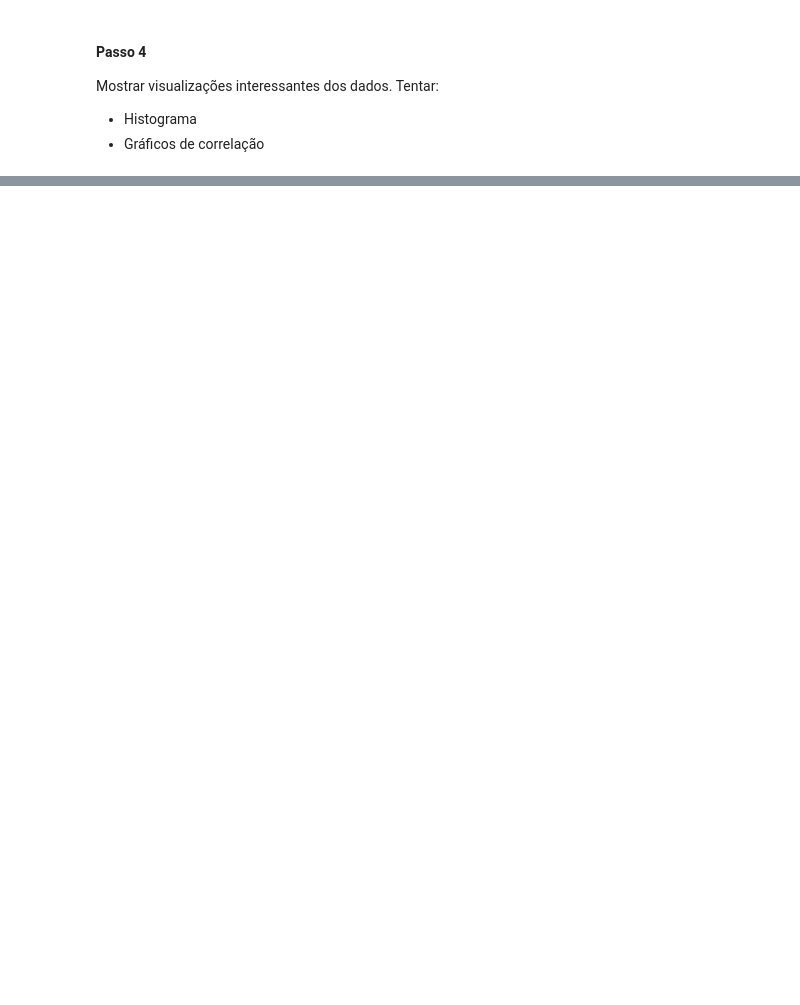
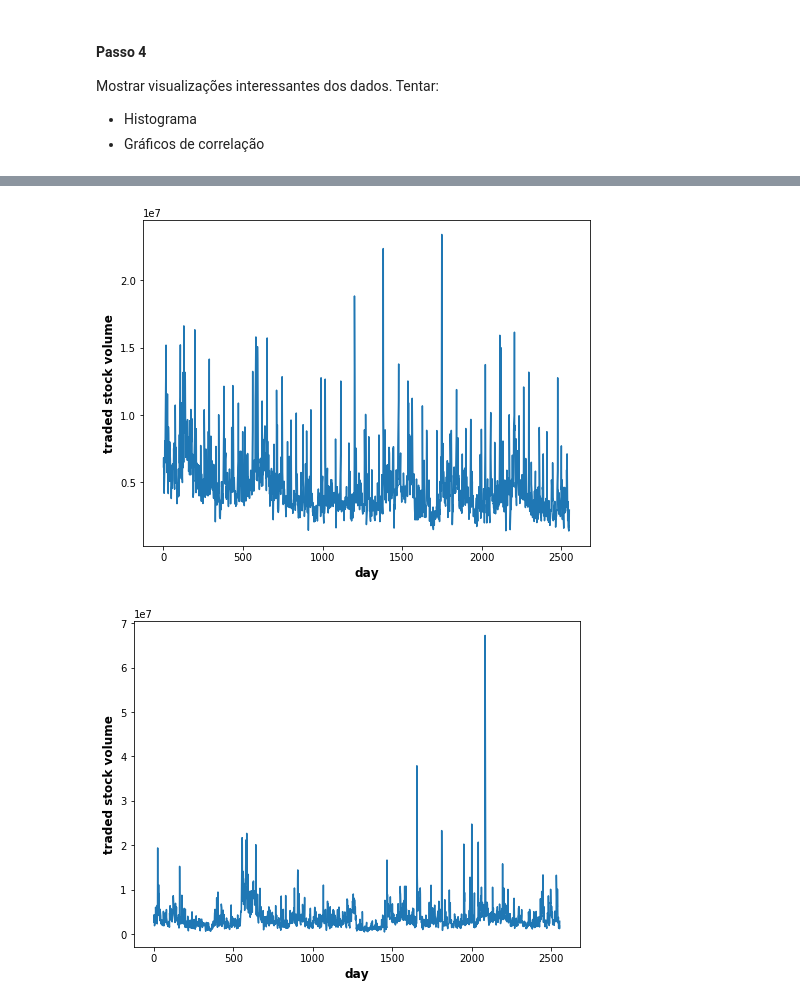
Before and after one commit to Yowgf/MD-TP4, a Jupyter notebook: loading.ipynb, the cells around one changed output, grey strips where cells are left out. Saved outputs shown, nothing was run; the diff lists cells and outputs as text; code cells hidden in the pictures; blank space fills up the shorter version.

```diff
--- a/loading.ipynb
+++ b/loading.ipynb
@@ -174,0 +85,5 @@ plt.show()
+# %%
+plotIbmFoxVolumes(pricesDf)
+# %% [output]
+[figure, added]
+[figure, added]
```
Also changed, not shown: parts of 16 cells of this notebook, 11 other files.
